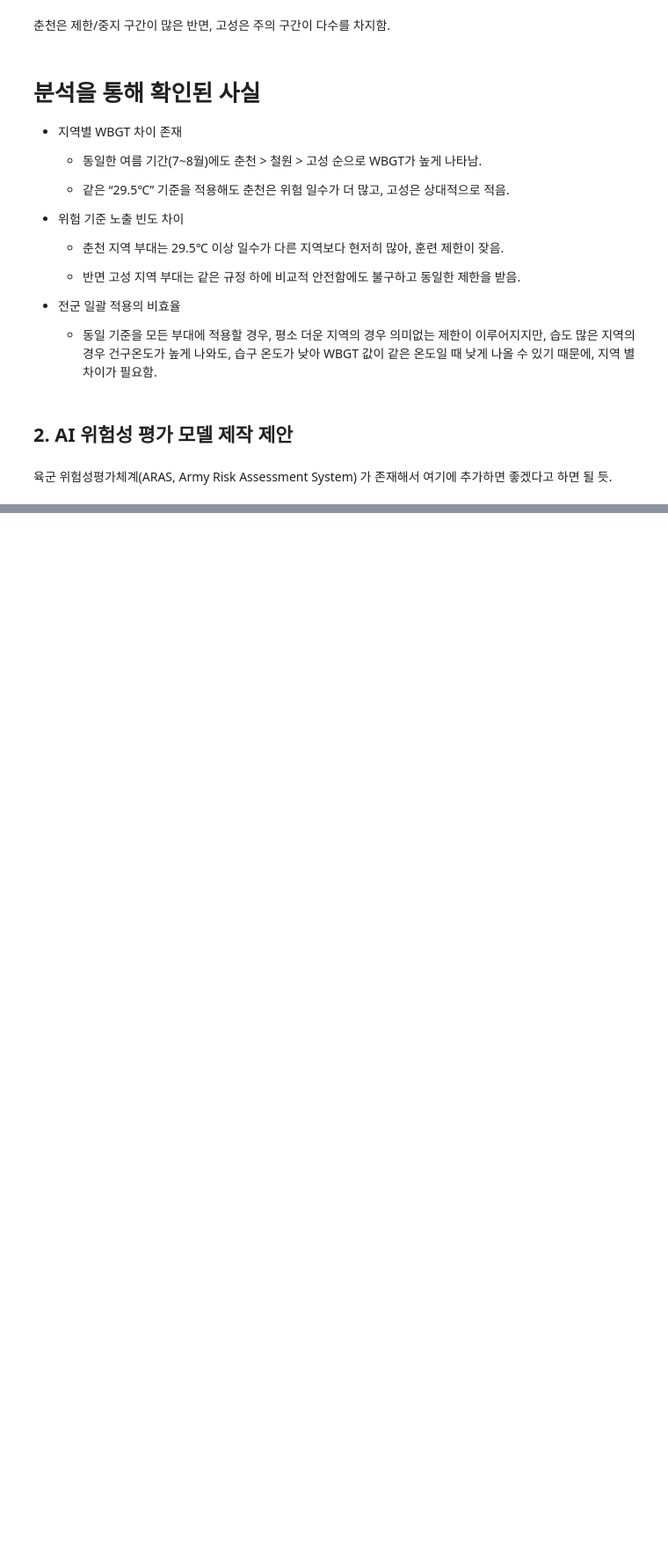
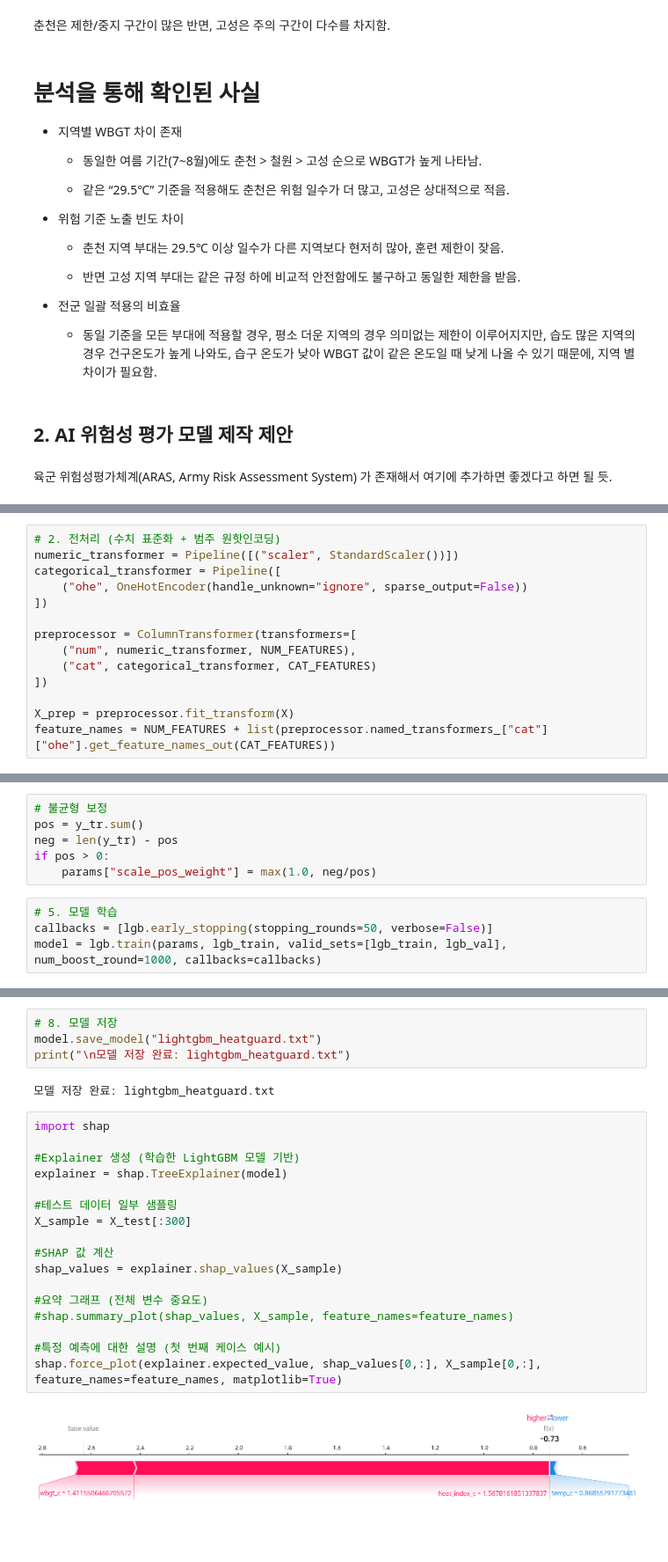
Before and after one commit to snackoverflovv/bigdata_contest, a Jupyter notebook: 빅분경.ipynb, the cells around one changed output, grey strips where cells are left out. Shown at 88% size. Cells and saved outputs as stored; diff of their text form; blank space fills up the shorter version.

```diff
--- a/빅분경.ipynb
+++ b/빅분경.ipynb
@@ -152,0 +172,14 @@ Army Risk Assessment System)
+# %%
+# 2. 전처리 (수치 표준화 + 범주 원핫인코딩)
+numeric_transformer = Pipeline([("scaler", StandardScaler())])
+categorical_transformer = Pipeline([
+    ("ohe", OneHotEncoder(handle_unknown="ignore", sparse_output=False))
+])
+
+preprocessor = ColumnTransformer(transformers=[
+    ("num", numeric_transformer, NUM_FEATURES),
+    ("cat", categorical_transformer, CAT_FEATURES)
+])
+
+X_prep = preprocessor.fit_transform(X)
+feature_names = NUM_FEATURES + list(preprocessor.named_transformers_["cat"]["ohe"].get_feature_names_out(CAT_FEATURES))
@@ -152,0 +206,10 @@ Army Risk Assessment System)
+# %%
+# 불균형 보정
+pos = y_tr.sum()
+neg = len(y_tr) - pos
+if pos > 0:
+    params["scale_pos_weight"] = max(1.0, neg/pos)
+# %%
+# 5. 모델 학습
+callbacks = [lgb.early_stopping(stopping_rounds=50, verbose=False)]
+model = lgb.train(params, lgb_train, valid_sets=[lgb_train, lgb_val], num_boost_round=1000, callbacks=callbacks)
@@ -152,0 +266,25 @@ Army Risk Assessment System)
+# %%
+# 8. 모델 저장
+model.save_model("lightgbm_heatguard.txt")
+print("\n모델 저장 완료: lightgbm_heatguard.txt")
+# %% [output]
+모델 저장 완료: lightgbm_heatguard.txt
+# %%
+import shap
+
+#Explainer 생성 (학습한 LightGBM 모델 기반)
+explainer = shap.TreeExplainer(model)
+
+#테스트 데이터 일부 샘플링
+X_sample = X_test[:300]
+
+#SHAP 값 계산
+shap_values = explainer.shap_values(X_sample)
+
+#요약 그래프 (전체 변수 중요도)
+#shap.summary_plot(shap_values, X_sample, feature_names=feature_names)
+
+#특정 예측에 대한 설명 (첫 번째 케이스 예시)
+shap.force_plot(explainer.expected_value, shap_values[0,:], X_sample[0,:], feature_names=feature_names, matplotlib=True)
+# %% [output]
+[figure, added]
```
Also changed, not shown: parts of 12 cells of this notebook.
